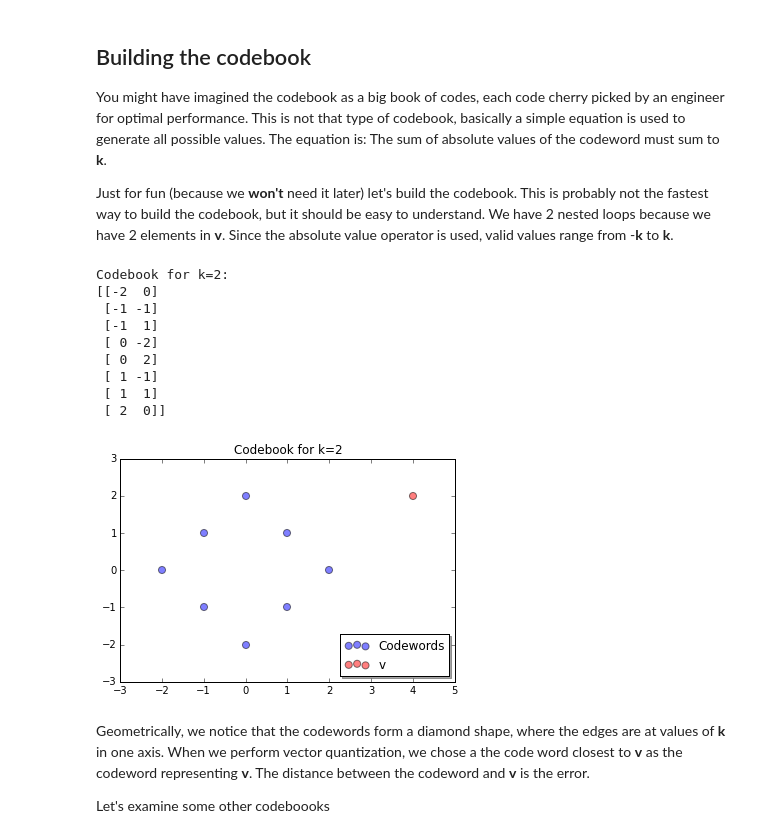
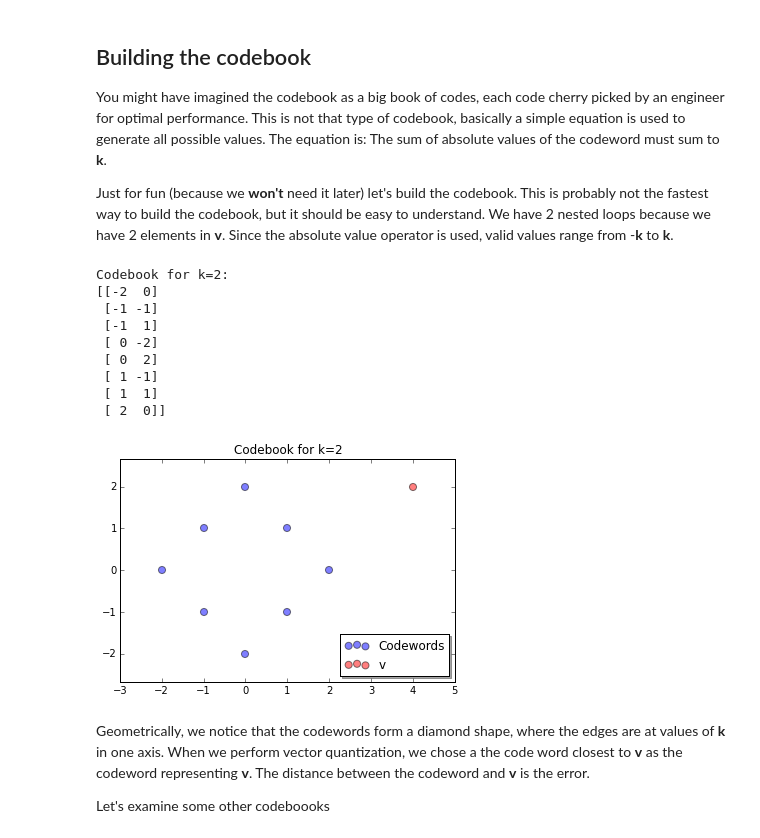
Before and after one commit to luctrudeau/DaalaNotebooks, a Jupyter notebook: PVQ/PVQ.ipynb, the cells around one changed output. Drawn from its saved outputs; the diff is of its cells as text; code cells hidden in the pictures.

```diff
--- a/PVQ/PVQ.ipynb
+++ b/PVQ/PVQ.ipynb
@@ -113,34 +113,35 @@ k = 2
 
 def build2DCodeBook(k):
     codebook = []
     for x0 in range(-k,k+1):
         for x1 in range(-k,k+1):
             if abs(x0) + abs(x1) == k:
                 codebook.append([x0, x1])
     return np.array(codebook)
 
 def showCodeBook(codebook, k):
     plt.scatter(codebook[:][:,0], codebook[:][:,1], c="blue", label="Codewords", alpha=0.5, s=50)
     plt.scatter(v[0], v[1], c="red", label="v", alpha=0.5, s=50)
     plt.title("Codebook for k=%d" % (k))
     plt.legend(loc='lower right', shadow=True)
+    plt.axis('equal')
 
 codebook = build2DCodeBook(k)
 
 print("Codebook for k=%d: \n%s" %(k,codebook))
 
 showCodeBook(codebook, 2)
 # %% [output]
 Codebook for k=2:
 [[-2  0]
  [-1 -1]
  [-1  1]
  [ 0 -2]
  [ 0  2]
  [ 1 -1]
  [ 1  1]
  [ 2  0]]
-[figure, old version]
+[figure, new version]
 # %% [markdown]
 Geometrically, we notice that the codewords form a diamond shape, where the edges are at values of **k** in one axis. When we perform vector quantization, we chose a the code word closest to **v** as the codeword representing **v**. The distance between the codeword and **v** is the error.
 
```
Also changed, not shown: parts of 6 cells of this notebook.
